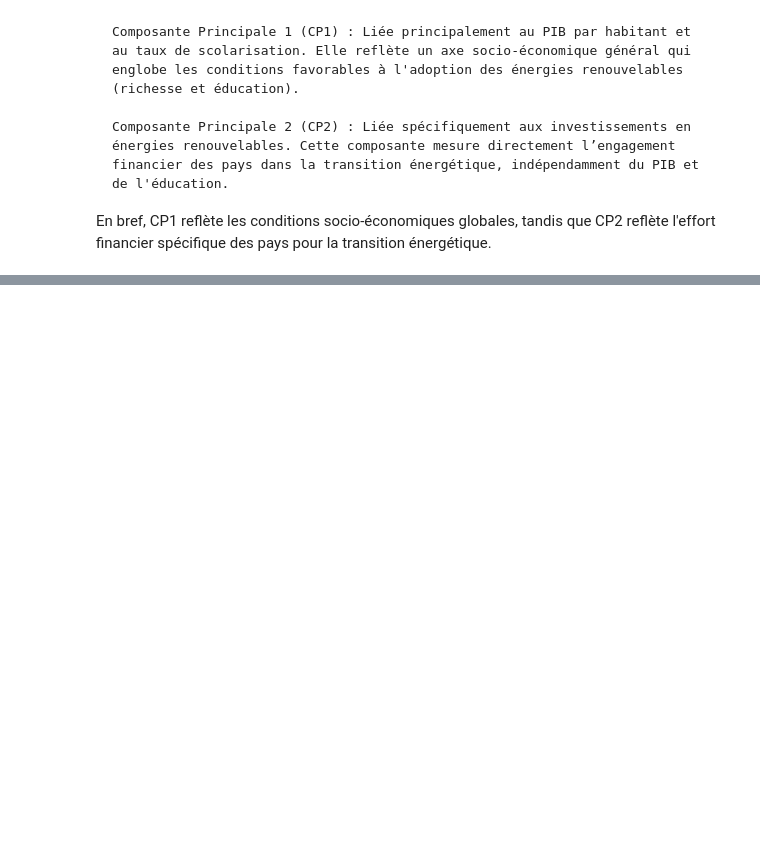
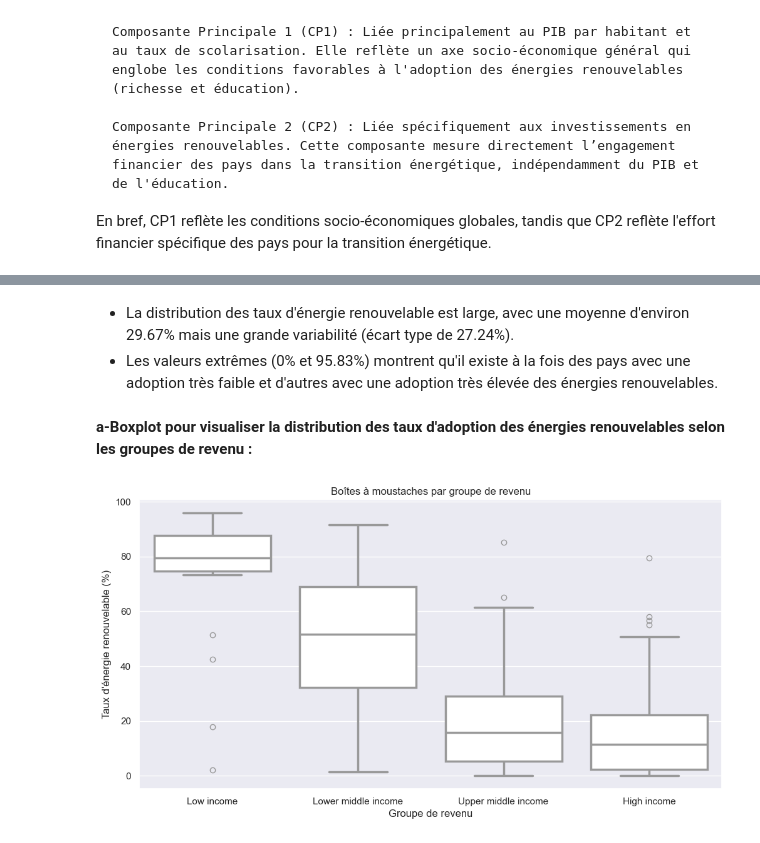
Before and after one commit to Zeina707/DataAnalysis, a Jupyter notebook: Rapport.ipynb, the cells around one changed output, grey strips where cells are left out. Saved outputs shown, nothing was run; the diff lists cells and outputs as text; code cells hidden in the pictures; blank space fills up the shorter version.

```diff
--- a/Rapport.ipynb
+++ b/Rapport.ipynb
@@ -861,0 +890,6 @@ En bref, CP1 reflète les conditions socio-économiques globales, tandis que CP2
+# %%
+# Charger le fichier CSV contenant les données
+df = pd.read_csv("transition_energetique_pays_2023.csv")
+
+# Afficher les premières lignes pour vérifier la structure des données
+print(df.head())
@@ -861,0 +938,3 @@ En bref, CP1 reflète les conditions socio-économiques globales, tandis que CP2
+# %%
+# Créer un DataFrame avec les colonnes nécessaires pour l'ANOVA
+df_anova = df[['Pays', 'Taux d\'énergie renouvelable', 'Revenu']]
@@ -861,0 +969,23 @@ En bref, CP1 reflète les conditions socio-économiques globales, tandis que CP2
+# %% [markdown]
+   - La distribution des taux d'énergie renouvelable est large, avec une moyenne d'environ 29.67% mais une grande variabilité (écart type de 27.24%).
+   - Les valeurs extrêmes (0% et 95.83%) montrent qu'il existe à la fois des pays avec une adoption très faible et d'autres avec une adoption très élevée des énergies renouvelables.
+# %% [markdown]
+**a-Boxplot pour visualiser la distribution des taux d'adoption des énergies renouvelables selon les groupes de revenu :**
+# %%
+# Appliquer le style par défaut de seaborn
+sns.set()
+
+plt.figure(figsize=(12, 6))
+
+# Créer le boxplot pour visualiser la distribution des taux d'énergie renouvelable par groupe de revenu
+ax = sns.boxplot(x="Revenu", y="Taux d'énergie renouvelable", data=df_anova, color='white', linewidth=2.5)
+
+# Ajouter les labels et le titre
+plt.xlabel('Groupe de revenu')
+plt.ylabel('Taux d\'énergie renouvelable (%)')
+plt.title('Boîtes à moustaches par groupe de revenu')
+
+# Afficher le graphique
+plt.show()
+# %% [output]
+[figure, added]
```
Also changed, not shown: parts of 94 cells of this notebook.
